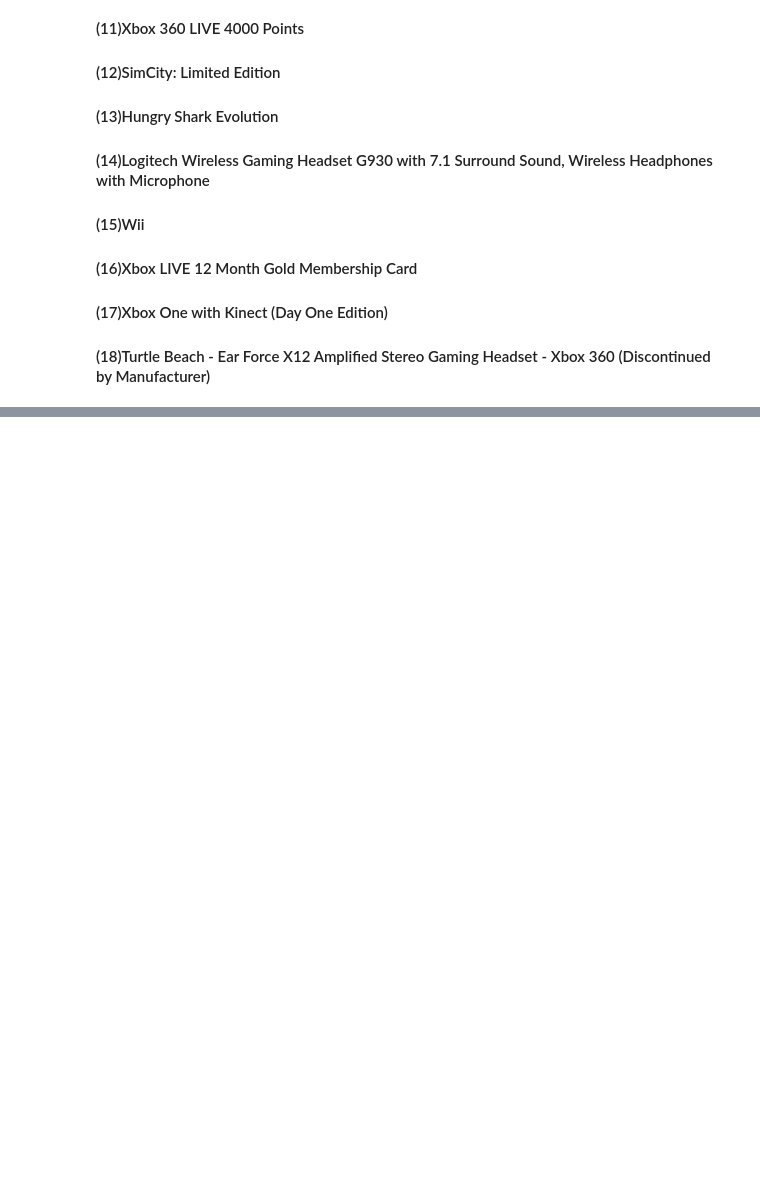
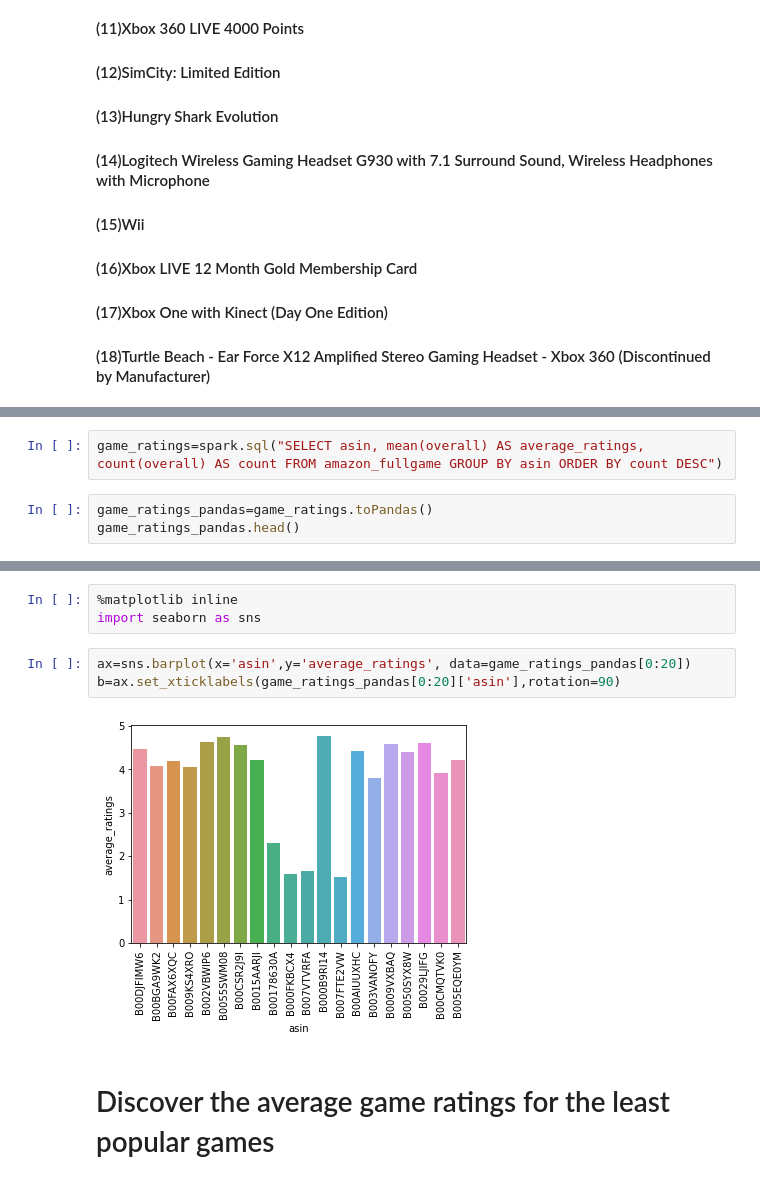
Before and after one commit to DylanJJH/502_Project, a Jupyter notebook: EDA twitch and amazon_game.ipynb, the cells around one changed output, grey strips where cells are left out. Drawn from its saved outputs; the diff is of its cells as text; blank space fills up the shorter version.

```diff
--- a/EDA twitch and amazon_game.ipynb
+++ b/EDA twitch and amazon_game.ipynb
@@ -318,0 +330,5 @@ Name: count, dtype: int32
+# %%
+game_ratings=spark.sql("SELECT asin, mean(overall) AS average_ratings, count(overall) AS count FROM amazon_fullgame GROUP BY asin ORDER BY count DESC")
+# %%
+game_ratings_pandas=game_ratings.toPandas()
+game_ratings_pandas.head()
@@ -318,0 +342,10 @@ Name: count, dtype: int32
+# %%
+%matplotlib inline
+import seaborn as sns
+# %%
+ax=sns.barplot(x='asin',y='average_ratings', data=game_ratings_pandas[0:20])
+b=ax.set_xticklabels(game_ratings_pandas[0:20]['asin'],rotation=90)
+# %% [output]
+[figure, added]
+# %% [markdown]
+# Discover the average game ratings for the least popular games
```
Also changed, not shown: parts of 11 cells of this notebook.
